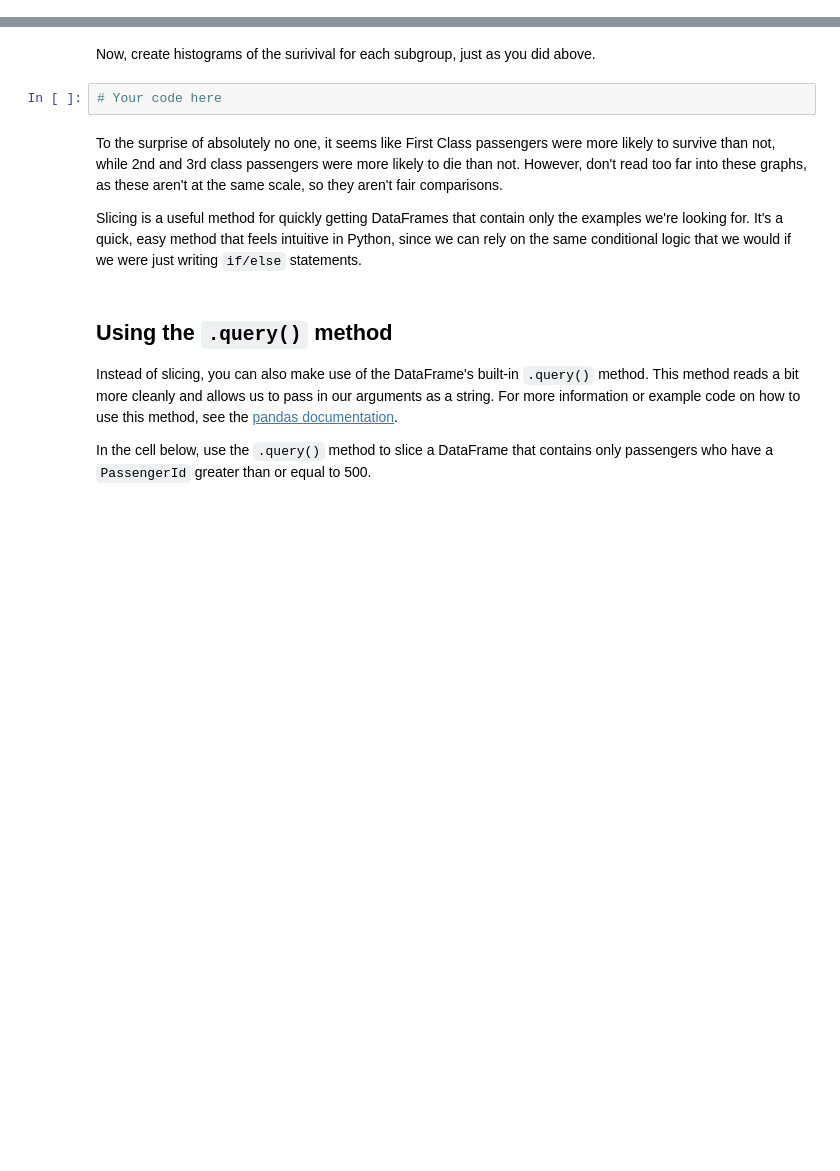
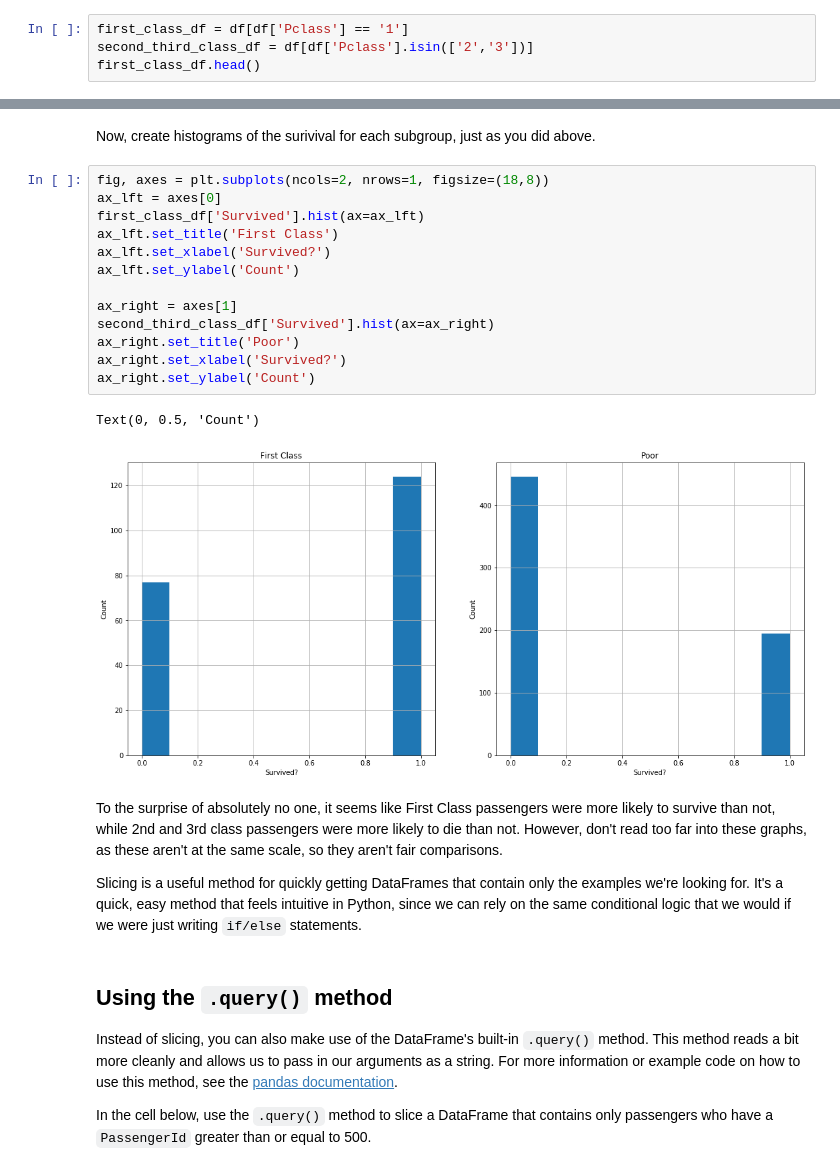
Before and after one commit to kagada01/dsc-using-sql-with-pandas-lab-online-ds-sp-000, a Jupyter notebook: index.ipynb, the cells around one changed output, grey strips where cells are left out. Saved outputs shown, nothing was run; the diff lists cells and outputs as text; blank space fills up the shorter version.

```diff
--- a/index.ipynb
+++ b/index.ipynb
@@ -110,0 +143,4 @@ second_third_class_df = None
+# %%
+first_class_df = df[df['Pclass'] == '1']
+second_third_class_df = df[df['Pclass'].isin(['2','3'])]
+first_class_df.head()
@@ -111,7 +154,21 @@ second_third_class_df = None
 # %% [markdown]
 Now, create histograms of the surivival for each subgroup, just as you did above.
-# %%
-# Your code here
+# %%
+fig, axes = plt.subplots(ncols=2, nrows=1, figsize=(18,8))
+ax_lft = axes[0]
+first_class_df['Survived'].hist(ax=ax_lft)
+ax_lft.set_title('First Class')
+ax_lft.set_xlabel('Survived?')
+ax_lft.set_ylabel('Count')
+
+ax_right = axes[1]
+second_third_class_df['Survived'].hist(ax=ax_right)
+ax_right.set_title('Poor')
+ax_right.set_xlabel('Survived?')
+ax_right.set_ylabel('Count')
+# %% [output]
+Text(0, 0.5, 'Count')
+[figure, added]
 # %% [markdown]
 To the surprise of absolutely no one, it seems like First Class passengers were more likely to survive than not, while 2nd and 3rd class passengers were more likely to die than not.  However, don't read too far into these graphs, as these aren't at the same scale, so they aren't fair comparisons.
 
```
Also changed, not shown: parts of 25 cells of this notebook.
